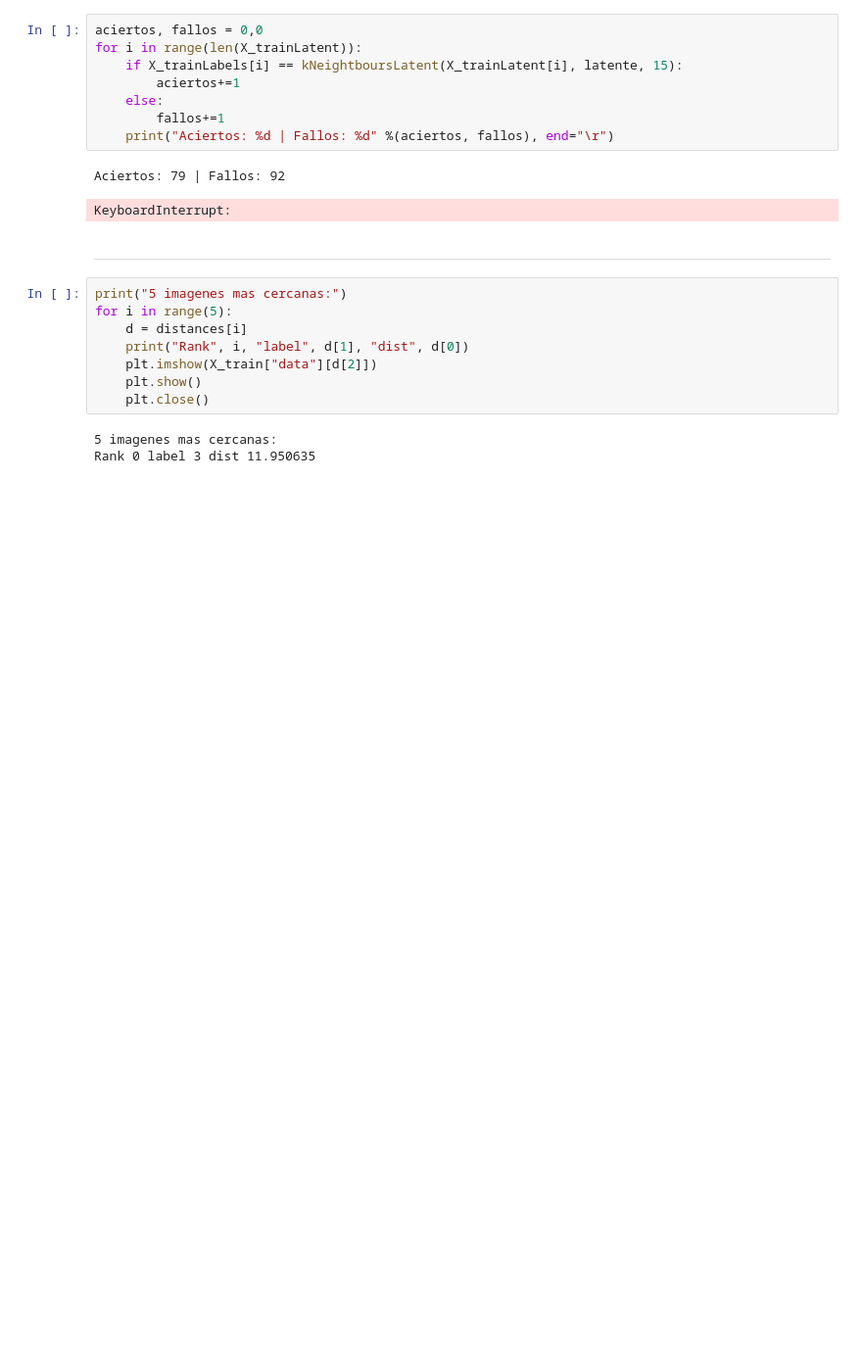
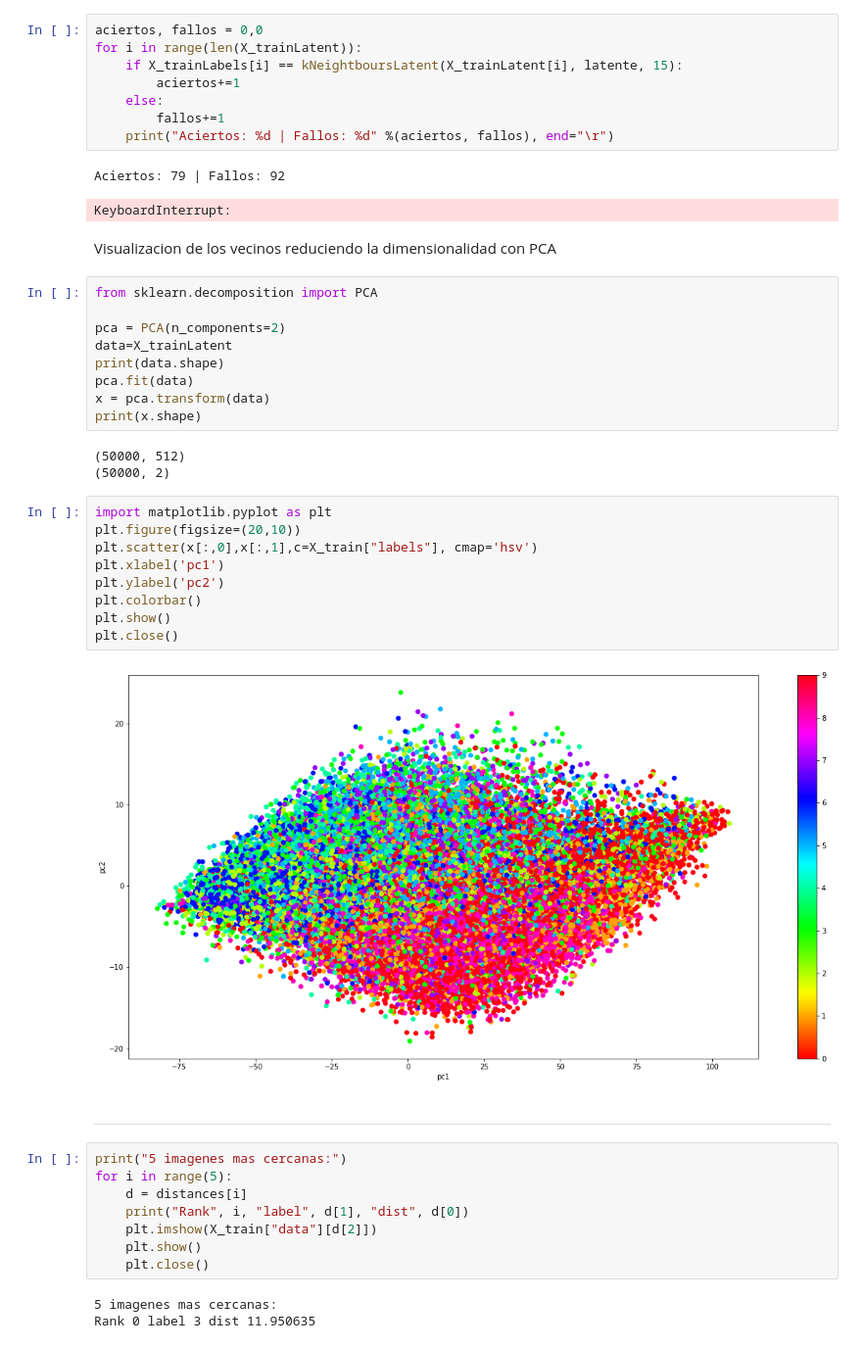
Before and after one commit to TFG-FcoJavier/TFG, a Jupyter notebook: clasificacion y explicabilidad.ipynb, the cells around one changed output. Shown at 98% size. Drawn from its saved outputs; the diff is of its cells as text; blank space fills up the shorter version.

Commit message:
Visualizado espacio latente 2d de CIFAR10 con PCA Relacionado con #34

```diff
--- a/clasificacion y explicabilidad.ipynb
+++ b/clasificacion y explicabilidad.ipynb
@@ -421,6 +421,31 @@ for i in range(len(X_trainLatent)):
 # %% [output]
 Aciertos: 79 | Fallos: 92
 KeyboardInterrupt:
+# %% [markdown]
+Visualizacion de los vecinos reduciendo la dimensionalidad con PCA
+# %%
+from sklearn.decomposition import PCA
+
+pca = PCA(n_components=2)
+data=X_trainLatent
+print(data.shape)
+pca.fit(data)
+x = pca.transform(data)
+print(x.shape)
+# %% [output]
+(50000, 512)
+(50000, 2)
+# %%
+import matplotlib.pyplot as plt
+plt.figure(figsize=(20,10))
+plt.scatter(x[:,0],x[:,1],c=X_train["labels"], cmap='hsv')
+plt.xlabel('pc1')
+plt.ylabel('pc2')
+plt.colorbar()
+plt.show()
+plt.close()
+# %% [output]
+[figure, added]
 # %% [markdown]
 ---------------------------------------------------------
 # %%
```
